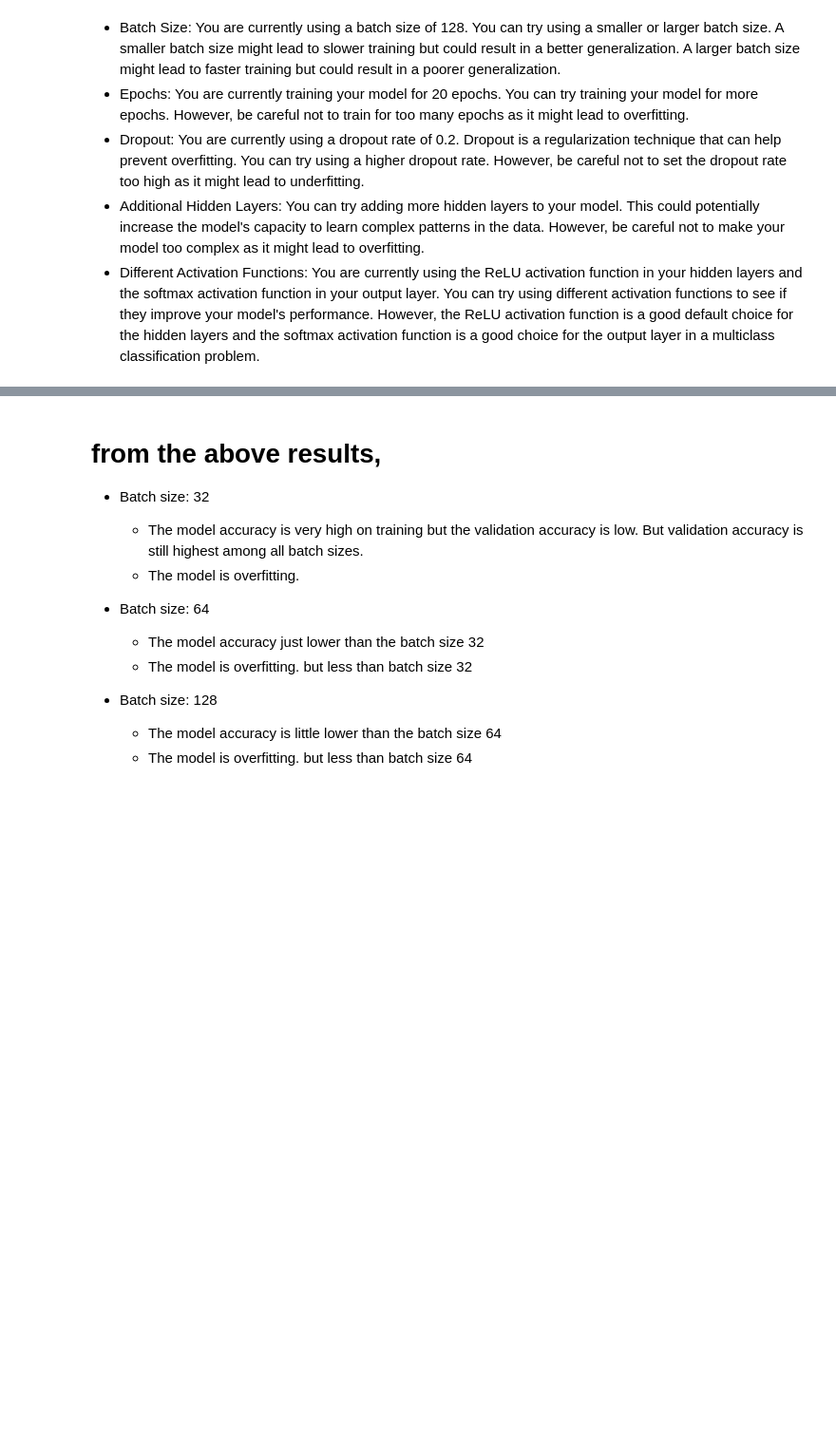
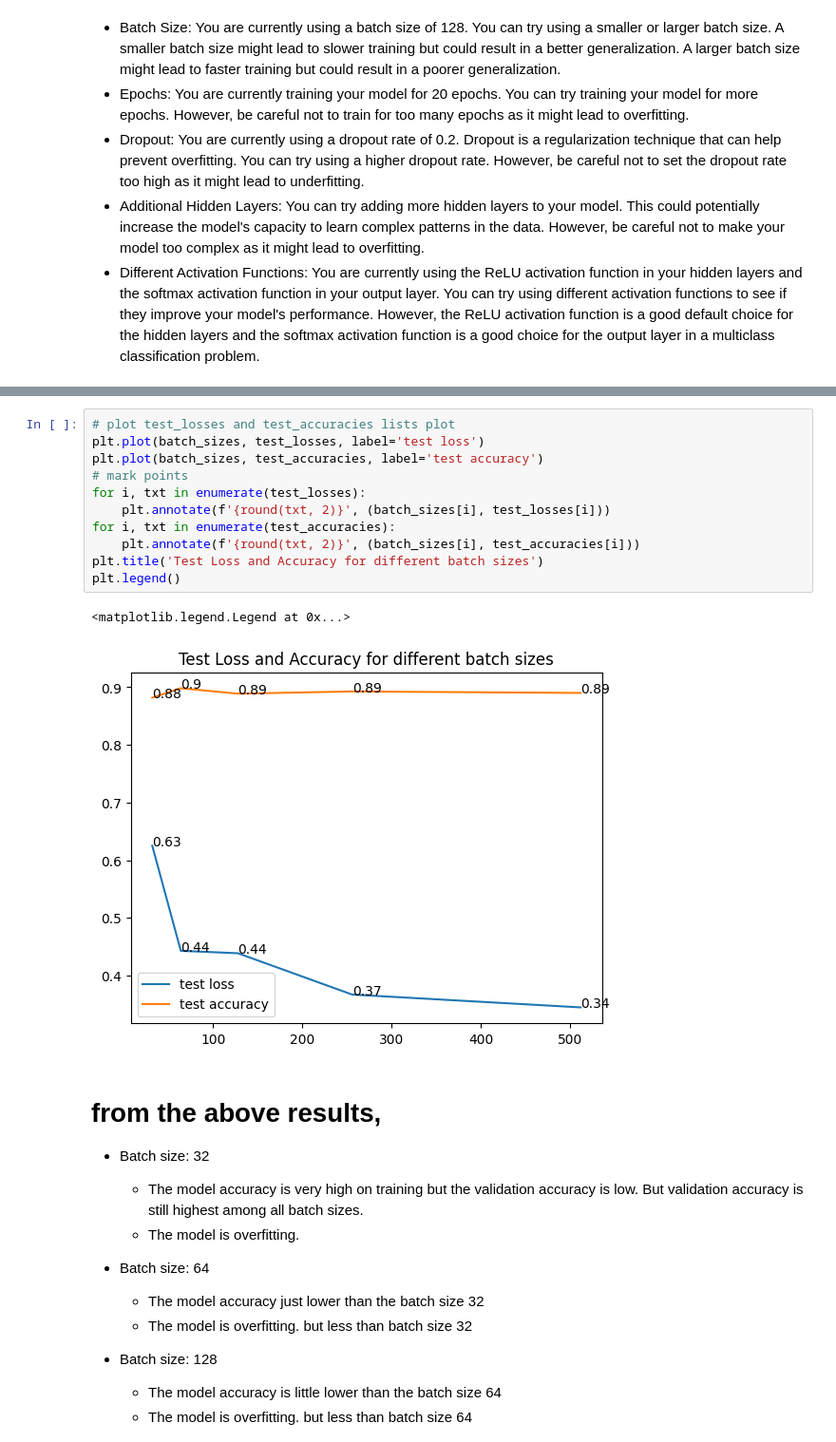
Before and after one commit to Bhanu-py/DL-assignments, a Jupyter notebook: ass1/main.ipynb, the cells around one changed output, grey strips where cells are left out. Shown at 95% size. Drawn from its saved outputs; the diff is of its cells as text; blank space fills up the shorter version.

```diff
--- a/ass1/main.ipynb
+++ b/ass1/main.ipynb
@@ -519,3 +498,17 @@ for i, history in enumerate(histories):
+# %%
+# plot test_losses and test_accuracies lists plot
+plt.plot(batch_sizes, test_losses, label='test loss')
+plt.plot(batch_sizes, test_accuracies, label='test accuracy')
+# mark points
+for i, txt in enumerate(test_losses):
+    plt.annotate(f'{round(txt, 2)}', (batch_sizes[i], test_losses[i]))
+for i, txt in enumerate(test_accuracies):
+    plt.annotate(f'{round(txt, 2)}', (batch_sizes[i], test_accuracies[i]))
+plt.title('Test Loss and Accuracy for different batch sizes')
+plt.legend()
+# %% [output]
+<matplotlib.legend.Legend at 0x...>
+[figure, added]
 # %% [markdown]
 # from the above results,
 - Batch size: 32
```
Also changed, not shown: parts of 37 cells of this notebook, 1 other file.
